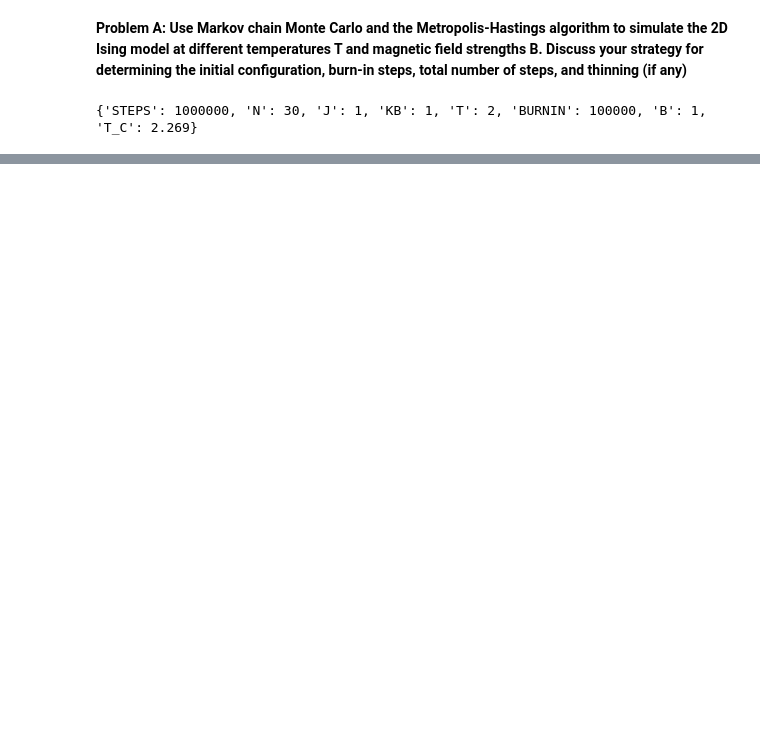
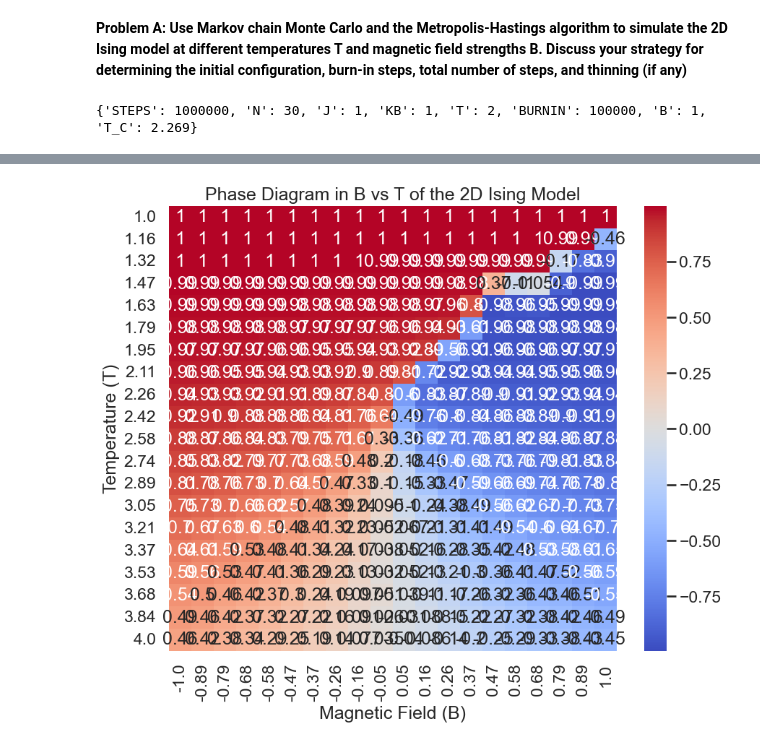
Before and after one commit to leo-megliola/2D-Icing-MCMC, a Jupyter notebook: partA.ipynb, the cells around one changed output, grey strips where cells are left out. Drawn from its saved outputs; the diff is of its cells as text; code cells hidden in the pictures; blank space fills up the shorter version.

```diff
--- a/partA.ipynb
+++ b/partA.ipynb
@@ -170,0 +169,21 @@ axes_shape (2, 2)
+# %%
+temps = np.linspace(1, 4, 20)  # More granular temperature range
+magnetic_fields = np.linspace(-1, 1, 20)  # A range of magnetic field values
+
+equilibrium_magnetizations = np.zeros((len(temps), len(magnetic_fields)))
+
+# Main simulation loop to populate the equilibrium_magnetizations array
+for i, temp in tqdm(enumerate(temps), total=len(temps)):
+    for j, B in enumerate(magnetic_fields):
+        m_mean, _ = stats(temp=temp, B=B, display=False)
+        equilibrium_magnetizations[i, j] = m_mean
+
+# Plotting the phase diagram
+plt.figure(figsize=(10, 8))
+sns.heatmap(equilibrium_magnetizations, xticklabels=np.round(magnetic_fields, 2), yticklabels=np.round(temps, 2), cmap='coolwarm', annot=True)
+plt.title('Phase Diagram in B vs T of the 2D Ising Model')
+plt.xlabel('Magnetic Field (B)')
+plt.ylabel('Temperature (T)')
+plt.show()
+# %% [output]
+[figure, added]
```
Also changed, not shown: parts of 5 cells of this notebook, 1 other file.
